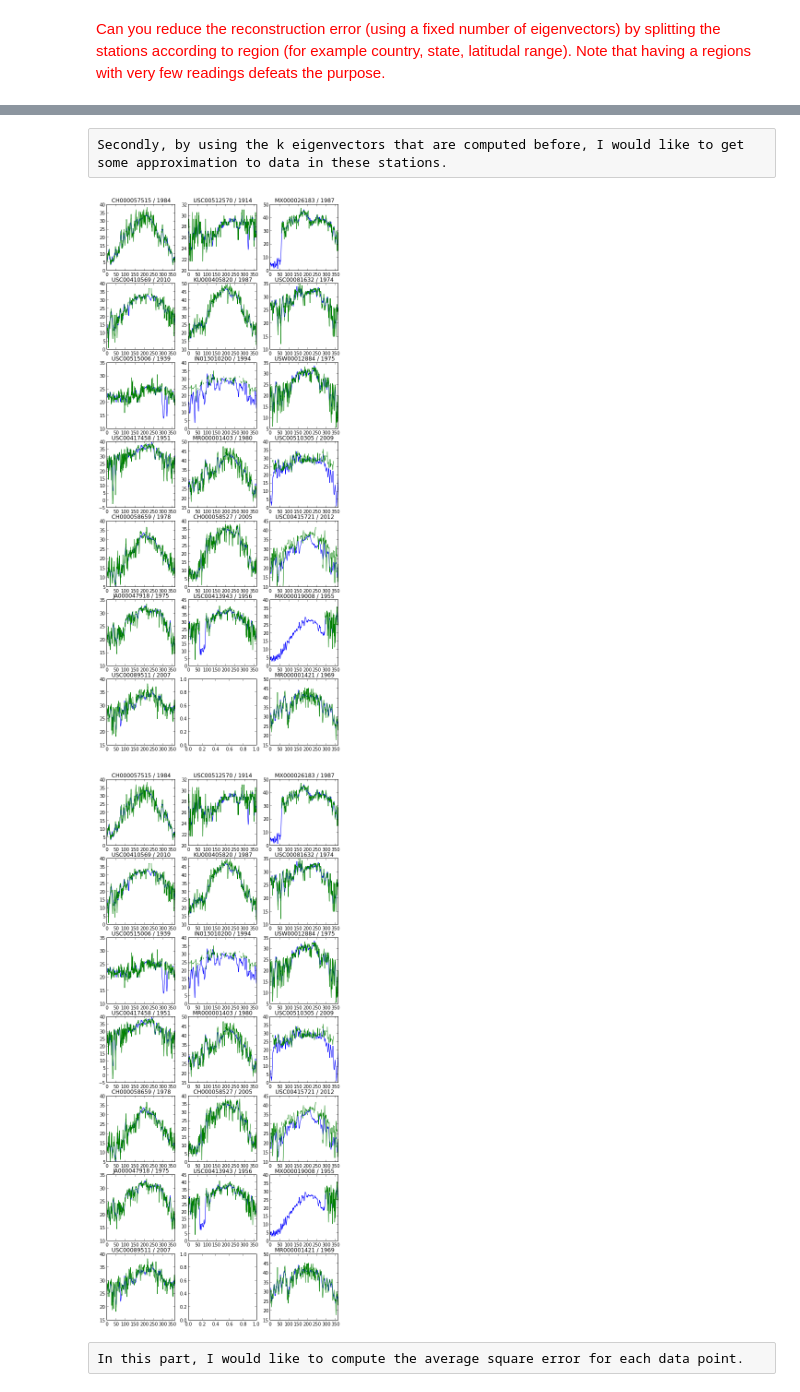
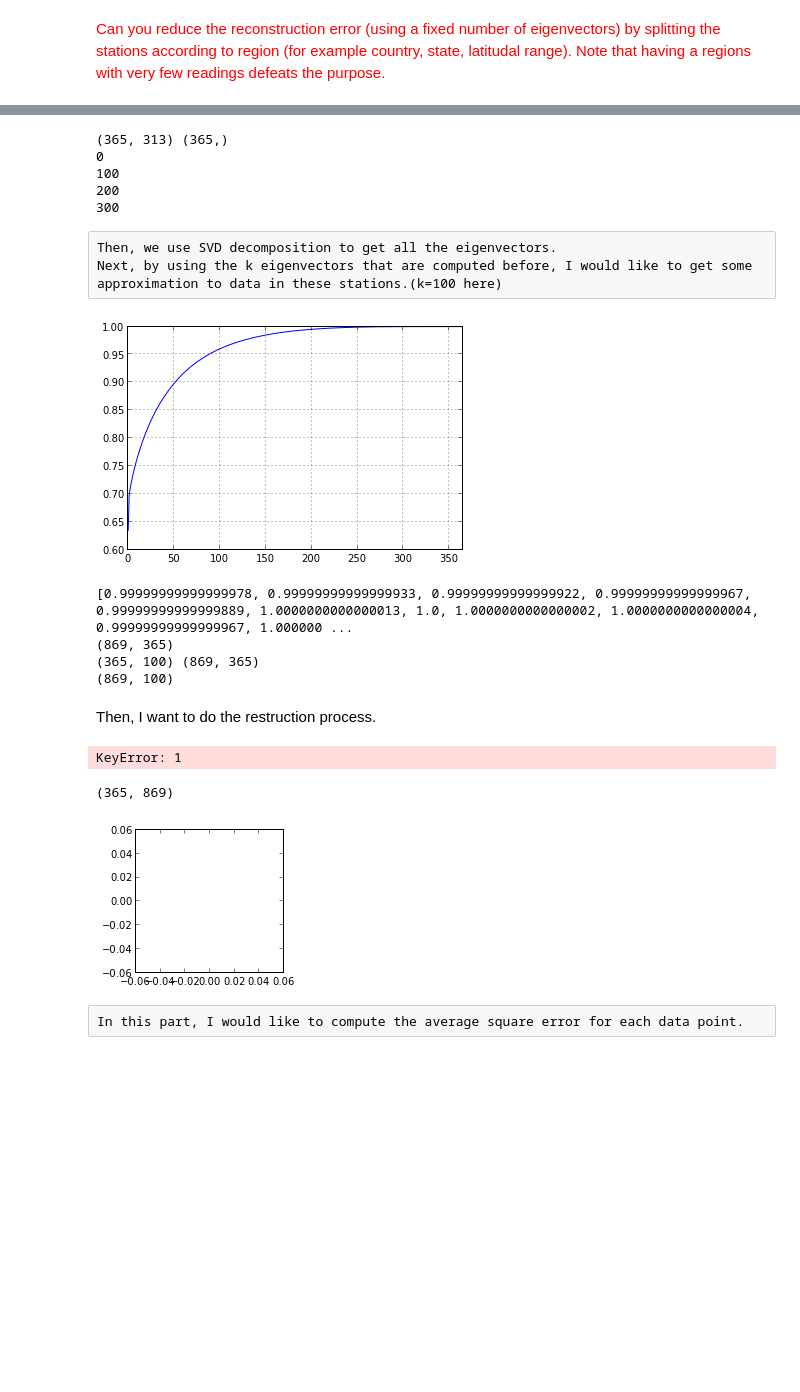
Before and after one commit to lovinganfield/UCSD_BigData, a Jupyter notebook: notebooks/weather/Weather Analysis.ipynb, the cells around one changed output, grey strips where cells are left out. Cells and saved outputs as stored; diff of their text form; code cells hidden in the pictures; blank space fills up the shorter version.

```diff
--- a/notebooks/weather/Weather Analysis.ipynb
+++ b/notebooks/weather/Weather Analysis.ipynb
@@ -574,0 +692,4 @@ numbers = shape(selection_1)
+# %%
+selection =['ASN' in station for station in Data['station']]
+tmp=Data[selection].transpose()
+print "number of stations:", shape(tmp)[0]
@@ -575,10 +729,77 @@ numbers = shape(selection_1)
+# %%
+from numpy import *
+
+M=Dout.loc[:,1:365].transpose()
+M=M.dropna(axis=1)
+(columns,rows)=shape(M)
+Mean=mean(M, axis=1).values
+
+print (columns,rows), shape(Mean)
+C=np.zeros([columns,columns])   # Sum
+N=np.zeros([columns,columns])   # Counter of non-nan entries
+
+
+for i in range(rows):
+    if i % 100==0:
+        print i
+    row=M.iloc[:,i]-Mean;
+    outer=np.outer(row,row)
+    C=C+outer                       # update C with the valid location in outer
+    N=N+np.ones([columns,columns])           # compute the covarience matrix
+cov=np.divide(C,N)
+# %% [output]
+(365, 313) (365,)
+0
+100
+200
+300
 # %% [raw]
-Secondly, by using the k eigenvectors that are computed before, I would like to get some approximation to data in these stations.
+Then, we use SVD decomposition to get all the eigenvectors.
+Next, by using the k eigenvectors that are computed before, I would like to get some approximation to data in these stations.(k=100 here)
+# %%
+U,D,V=np.linalg.svd(cov)
+shape(U),shape(D),shape(V)
+plot(cumsum(D[:])/sum(D))
+xlim([0,365])
+grid()
+# %% [output]
+[figure, added]
+# %%
+k=100
+Eig=np.matrix(U[:,:k])
+print [np.linalg.norm(U[:,i]) for i in range(k)]
+matrix=np.matrix(Dout.ix[:,1:365])-Mean
+print shape(matrix)
+print shape(Eig),shape(matrix)
+Prod=matrix*Eig;
+print shape(Prod)
+# %% [output]
+[0.99999999999999978, 0.99999999999999933, 0.99999999999999922, 0.99999999999999967, 0.99999999999999889, 1.0000000000000013, 1.0, 1.0000000000000002, 1.0000000000000004, 0.99999999999999967, 1.000000 ...
+(869, 365)
+(365, 100) (869, 365)
+(869, 100)
+# %% [markdown]
+Then, I want to do the restruction process.
+# %%
+def plot_reconstructions(selection,rows=2,columns=7):
+    Recon=Eig*Prod.transpose()+Mean[:,np.newaxis]
+    print shape(Recon)
+    plt.figure(figsize=(columns*3,rows*3),dpi=300)
+    j=0;
+    for i in selection:
+        subplot(rows,columns,j);
+        j += 1;
+        if j>=rows*columns: break
+        plot(Recon[:,i])
+        plot(Dout.ix[j,1:365]);
+        title(Dout.ix[j,'station']+' / '+str(Dout.ix[j,'year']))
+        xlim([0,365])
 # %%
-plot_reconstructions(selection_1,rows=7,columns=3)
+plot_reconstructions(selection,rows=7,columns=3)
 # %% [output]
+KeyError: 1
+(365, 869)
-[figure, old version]
+[figure, new version]
-[figure, removed]
 # %% [raw]
 In this part, I would like to compute the average square error for each data point.
 # %%
```
Also changed, not shown: parts of 30 cells of this notebook, 8 other files.
